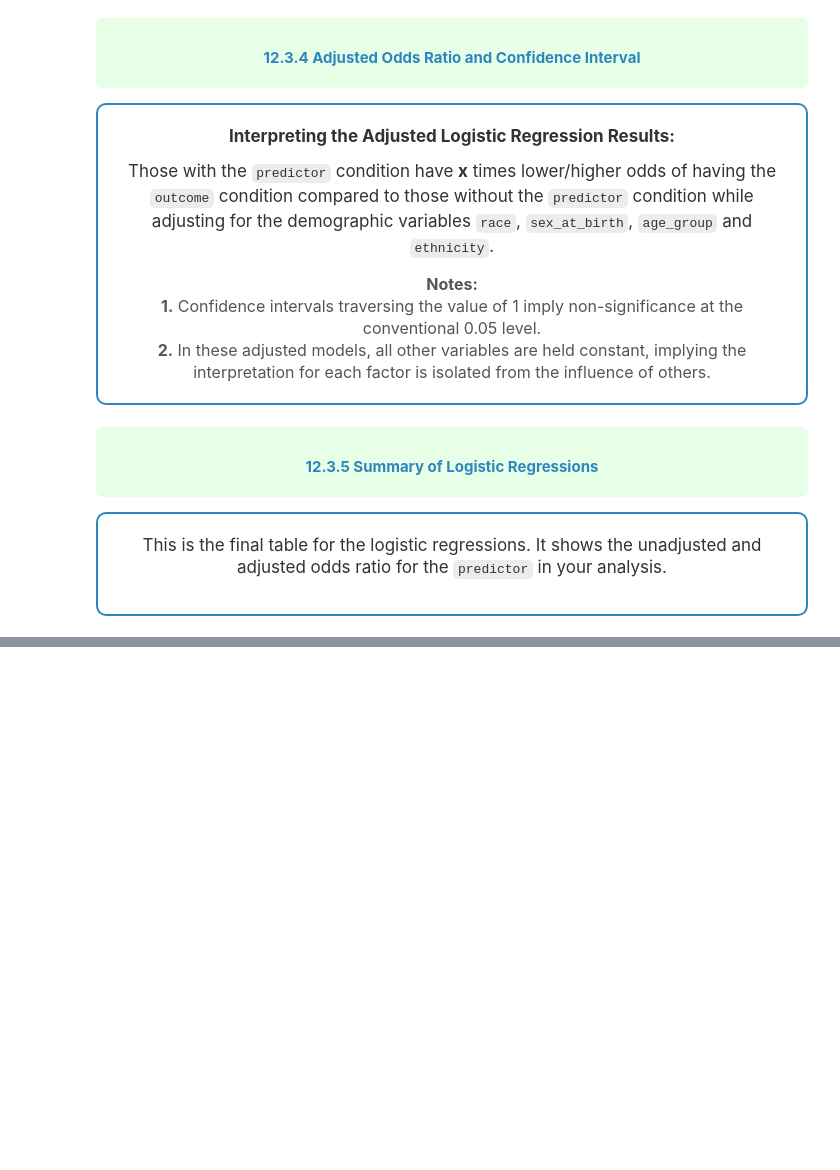
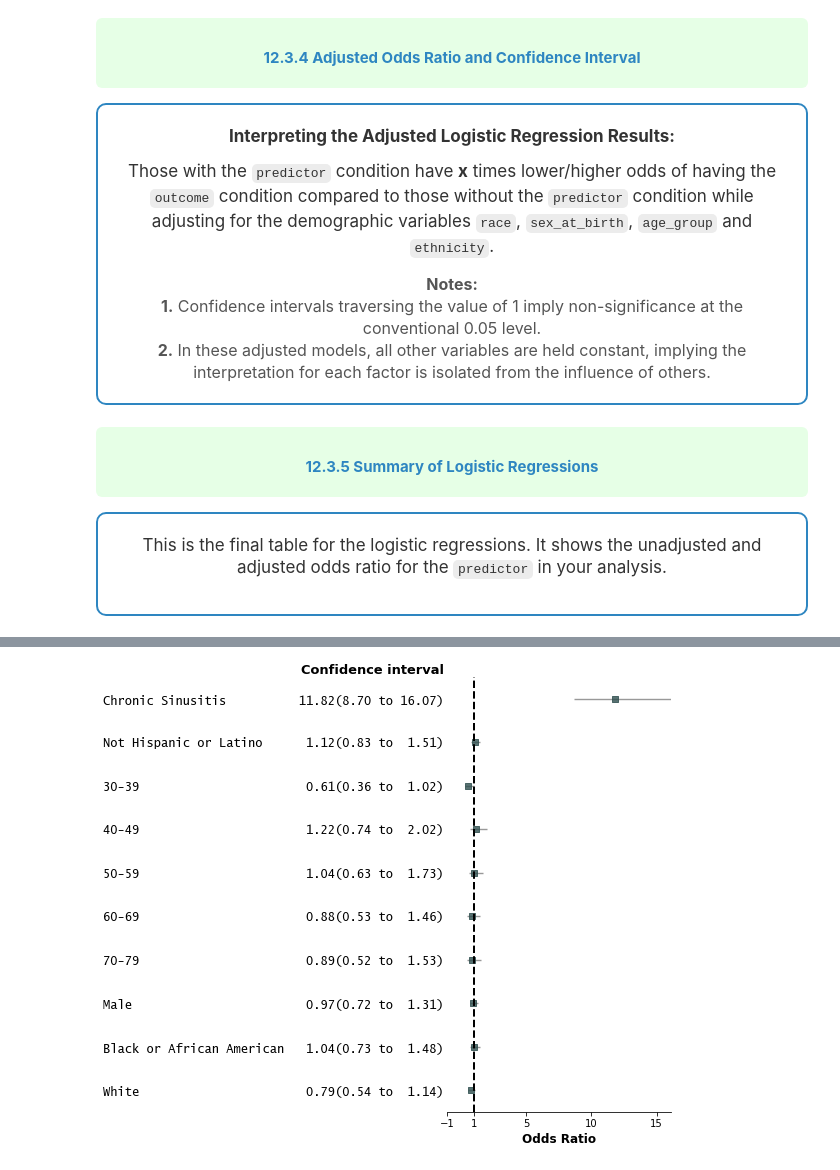
Before and after one commit to AlexisCenname/HSLSCodeTemplates, a Jupyter notebook: Python-Association-Empty.ipynb, the cells around one changed output, grey strips where cells are left out. Saved outputs shown, nothing was run; the diff lists cells and outputs as text; code cells hidden in the pictures; blank space fills up the shorter version.

```diff
--- a/Python-Association-Empty.ipynb
+++ b/Python-Association-Empty.ipynb
@@ -867,0 +885,23 @@ final_table
+# %%
+forest_table = adj_odds[1:][:]
+forest_table['label'] = [v.split('.')[1].split(']')[0] for v in list(forest_table.index)]
+# %%
+# Create the forest plot
+ax = fp.forestplot(forest_table,  # the dataframe with results data
+                   estimate="OR",  # column containing estimated effect size
+                   ll="2.5%", hl="97.5%",  # columns containing confidence interval lower and higher limits
+                   varlabel="label",
+                   ylabel="Confidence interval",
+                   xlabel="Odds Ratio",
+                   xticks=[-1, 1, 5, 10, 15])
+
+# Add a vertical line at x=1
+ax.axvline(x=1, color='black', linestyle='--', linewidth=2)  # Customize color, linestyle, and linewidth as needed
+
+# Optionally, if you want to try to remove or hide the automatic line at x=0, you can do the following:
+ax.axvline(x=0, color='white', linewidth=2)  # Attempt to cover it with a line the color of the background
+
+# Show the plot
+plt.show()
+# %% [output]
+[figure, added]
```
Also changed, not shown: parts of 4 cells of this notebook, 3 other files.
